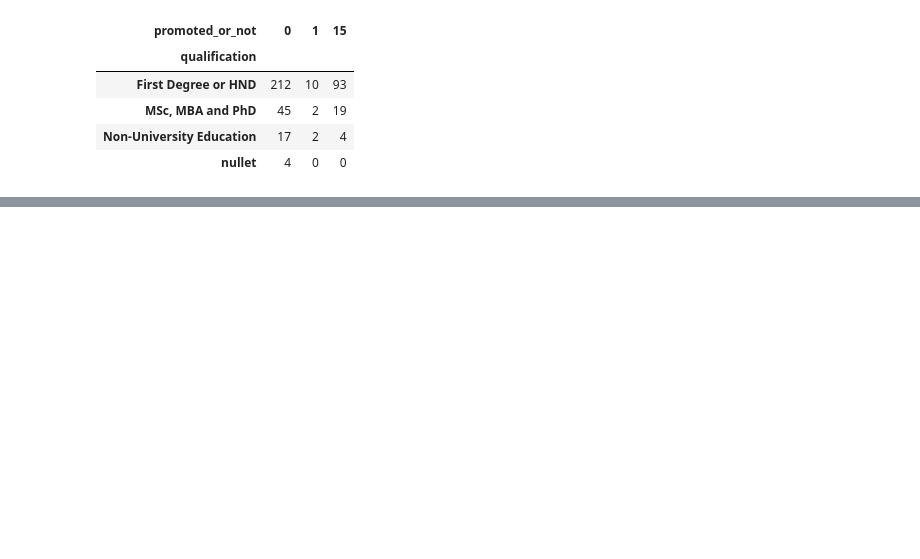
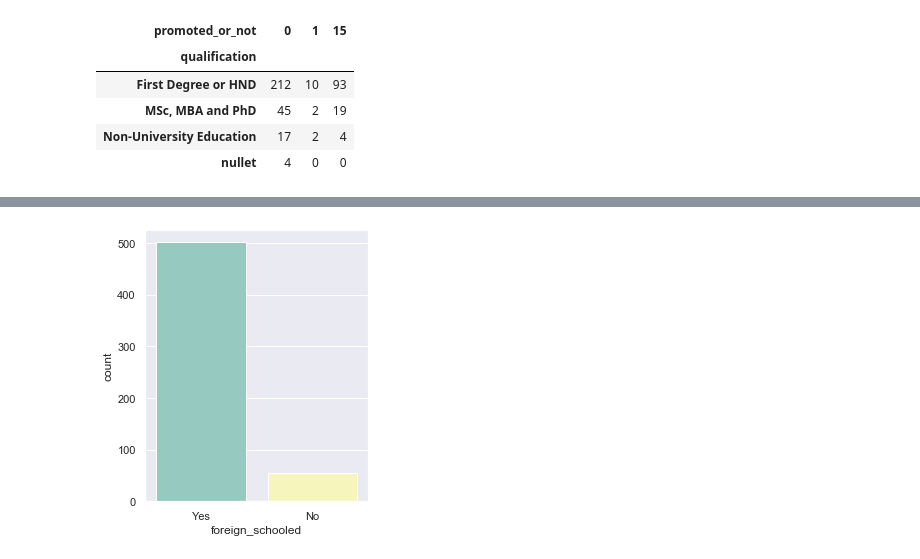
Before and after one commit to Xx1235/DSN-Staff-Promotion-Algorithm, a Jupyter notebook: dsn_yakubu.ipynb, the cells around one changed output, grey strips where cells are left out. Cells and saved outputs as stored; diff of their text form; code cells hidden in the pictures; blank space fills up the shorter version.

```diff
--- a/dsn_yakubu.ipynb
+++ b/dsn_yakubu.ipynb
@@ -429,0 +432,9 @@ class Series(pandas.core.base.IndexOpsMixin, pandas.core.generic.NDFrame)
+# %%
+#treating those that where Referral and Special candidates
+rese_agency = rese.where(rese.channel_of_recruitment == 'Agency and others').dropna(how='all')
+# %%
+### plot a bar chart to show the guys that where referred
+sns.set(rc={'figure.figsize':(4,5)})
+ax = sns.countplot(x="foreign_schooled", data=rese_agency, palette="Set3")
+# %% [output]
+[figure, added]
```
Also changed, not shown: parts of 30 cells of this notebook, 1 other file.
